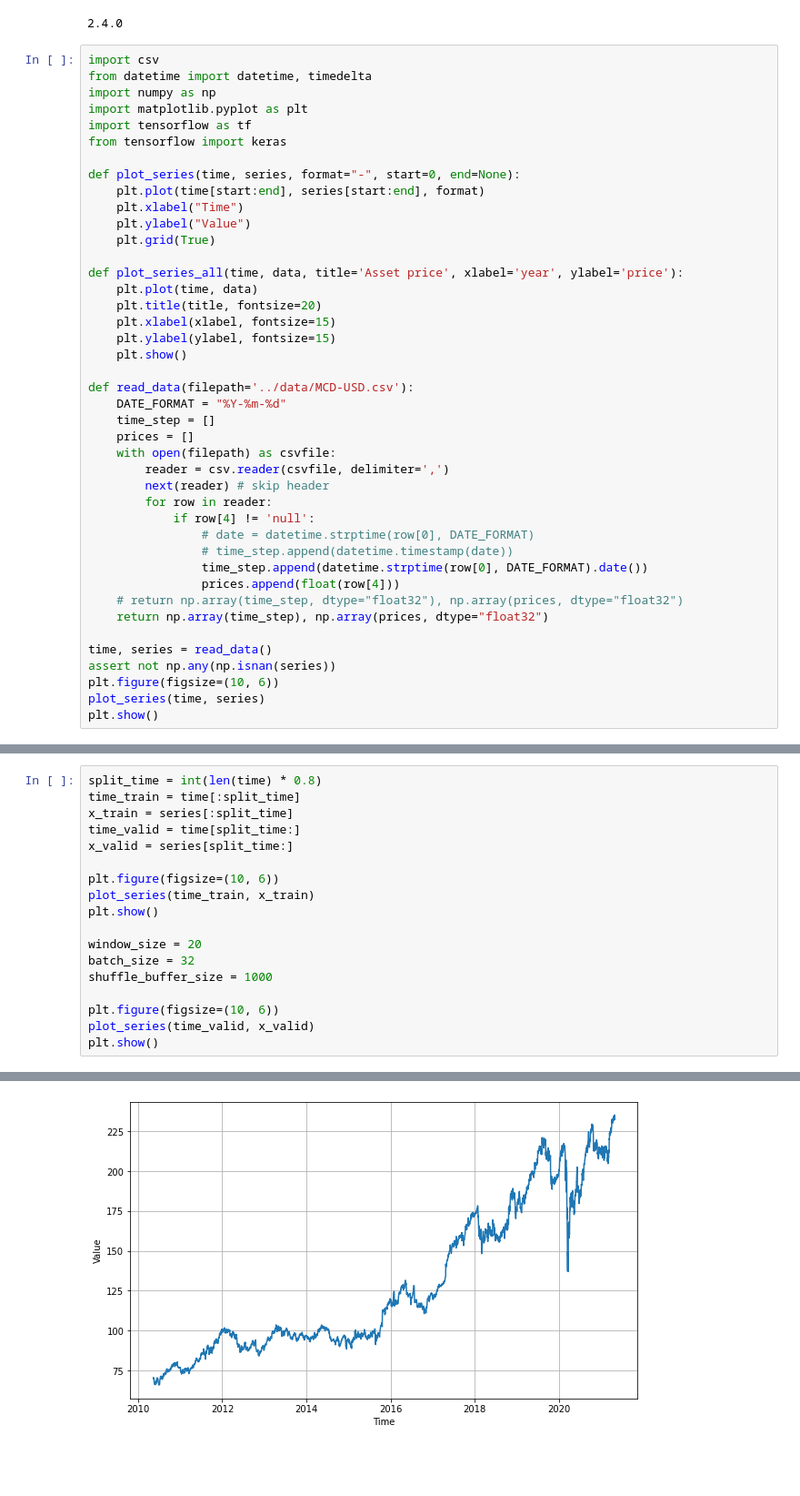
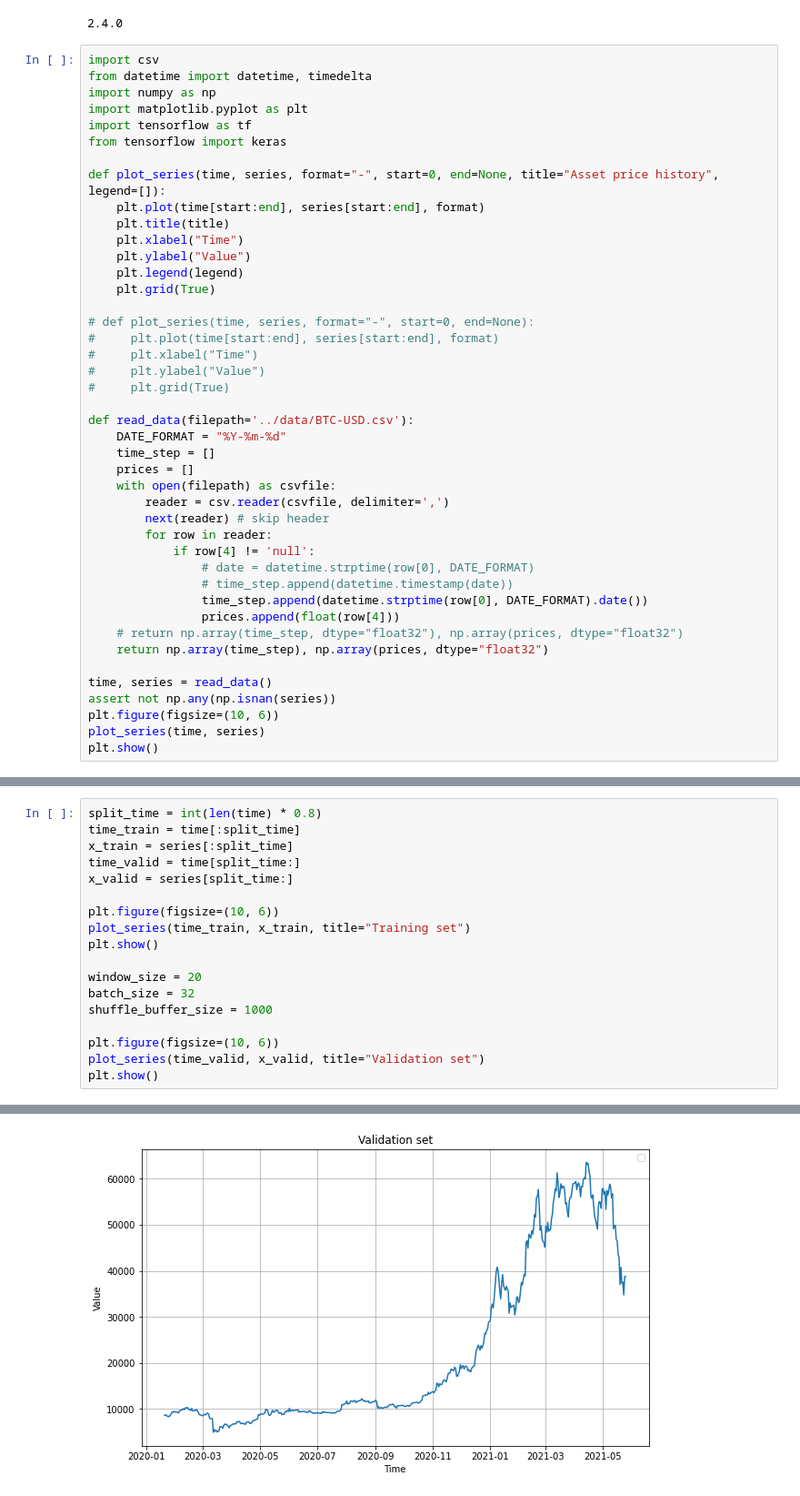
Before and after one commit to lazysasha/assets-price-prediction, a Jupyter notebook: simple_nn/three_layers_draft.ipynb, the cells around one changed output, grey strips where cells are left out. Shown at 91% size. Cells and saved outputs as stored; diff of their text form; blank space fills up the shorter version.

```diff
--- a/simple_nn/three_layers_draft.ipynb
+++ b/simple_nn/three_layers_draft.ipynb
@@ -13,20 +13,21 @@ import matplotlib.pyplot as plt
 import tensorflow as tf
 from tensorflow import keras
 
-def plot_series(time, series, format="-", start=0, end=None):
+def plot_series(time, series, format="-", start=0, end=None, title="Asset price history", legend=[]):
     plt.plot(time[start:end], series[start:end], format)
+    plt.title(title)
     plt.xlabel("Time")
     plt.ylabel("Value")
+    plt.legend(legend)
     plt.grid(True)
 
-def plot_series_all(time, data, title='Asset price', xlabel='year', ylabel='price'):
-    plt.plot(time, data)
-    plt.title(title, fontsize=20)
-    plt.xlabel(xlabel, fontsize=15)
-    plt.ylabel(ylabel, fontsize=15)
-    plt.show()
+# def plot_series(time, series, format="-", start=0, end=None):
+#     plt.plot(time[start:end], series[start:end], format)
+#     plt.xlabel("Time")
+#     plt.ylabel("Value")
+#     plt.grid(True)
 
-def read_data(filepath='../data/MCD-USD.csv'):
+def read_data(filepath='../data/BTC-USD.csv'):
     DATE_FORMAT = "%Y-%m-%d"
     time_step = []
     prices = []
@@ -57,7 +58,7 @@ time_valid = time[split_time:]
 x_valid = series[split_time:]
 
 plt.figure(figsize=(10, 6))
-plot_series(time_train, x_train)
+plot_series(time_train, x_train, title="Training set")
 plt.show()
 
 window_size = 20
@@ -65,6 +66,6 @@ batch_size = 32
 shuffle_buffer_size = 1000
 
 plt.figure(figsize=(10, 6))
-plot_series(time_valid, x_valid)
+plot_series(time_valid, x_valid, title="Validation set")
 plt.show()
 # %% [output]
@@ -72,4 +73,4 @@ plt.show()
-[figure, old version]
+[figure, new version]
 # %%
 def windowed_dataset(series, window_size, batch_size, shuffle_buffer):
     dataset = tf.data.Dataset.from_tensor_slices(series)
```
Also changed, not shown: parts of 9 cells of this notebook.
